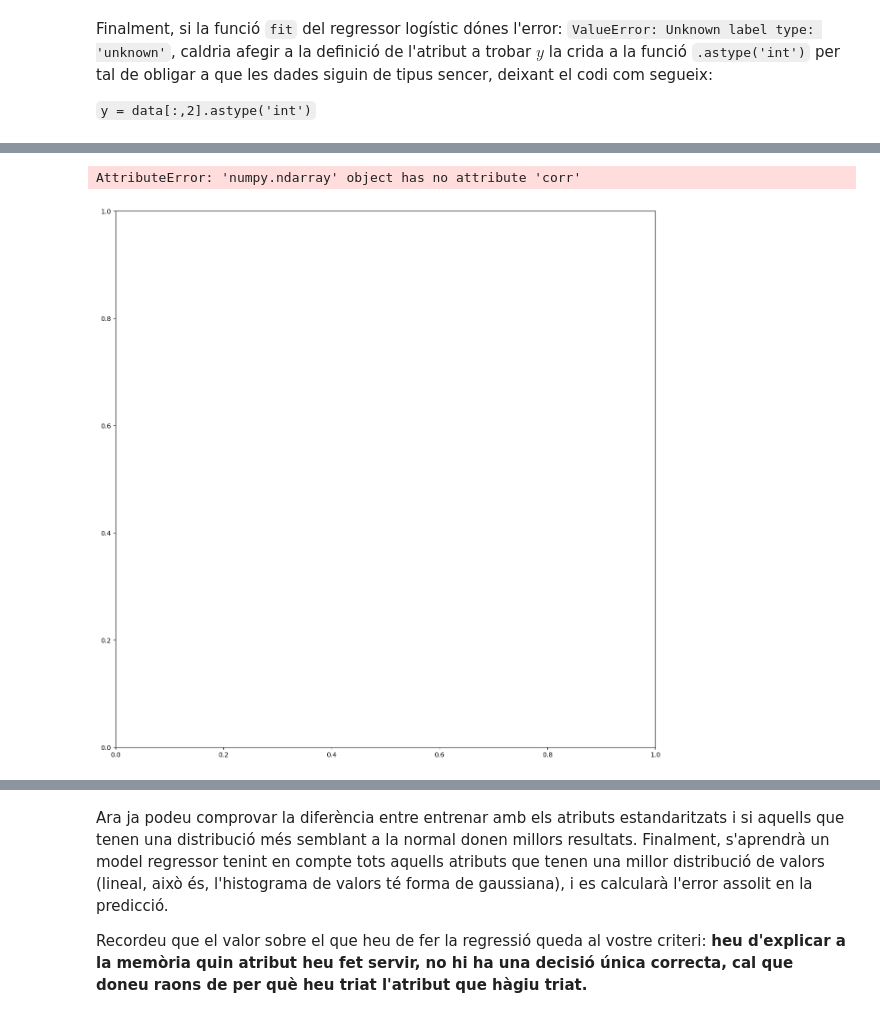
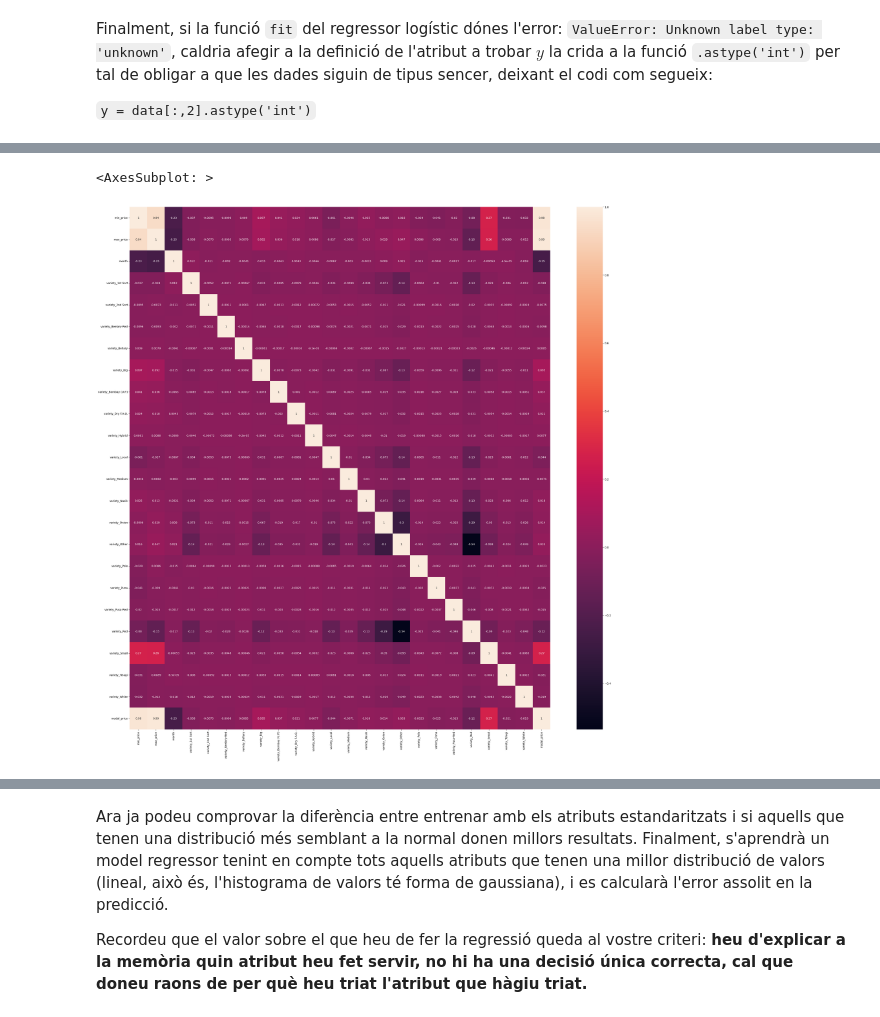
Before and after one commit to jonaprg/Onion-Price-prediction-using-regression, a Jupyter notebook: Practica1-RegressionGPA404.ipynb, the cells around one changed output, grey strips where cells are left out. Saved outputs shown, nothing was run; the diff lists cells and outputs as text; code cells hidden in the pictures.

```diff
--- a/Practica1-RegressionGPA404.ipynb
+++ b/Practica1-RegressionGPA404.ipynb
@@ -56,4 +57,7 @@ Numero de variedad: 21
 # %%
 # Per veure estadístiques dels atributs númerics
 dataset.describe()
+dataset['arrival_date'] = pd.to_datetime(dataset['arrival_date'])
+dataset['month'] = pd.DatetimeIndex(dataset['arrival_date']).month
+dataset
 # %% [output]
@@ -144,0 +174,4 @@ plt.savefig("images/correlacio.png", dpi = 300, bbox_inches = 'tight')
+# %%
+dataset.drop(['arrival_date', 'district', 'market'], axis=1, inplace=True)
+
+dataset.head()
@@ -315,6 +341,7 @@ print(x_t)
 # %%
-f, ax = plt.subplots(figsize=(15,15))
-sns.heatmap(x_t.corr(), annot=True)
+correlation_df_variety_price = pd.concat([train_df_x_variety, train_df_y], axis=1)
+f, ax = plt.subplots(figsize=(35,35))
+sns.heatmap(correlation_df_variety_price.corr(), annot=True)
 # %% [output]
-AttributeError: 'numpy.ndarray' object has no attribute 'corr'
+<AxesSubplot: >
-[figure, old version]
+[figure, new version]
```
Also changed, not shown: parts of 22 cells of this notebook.
